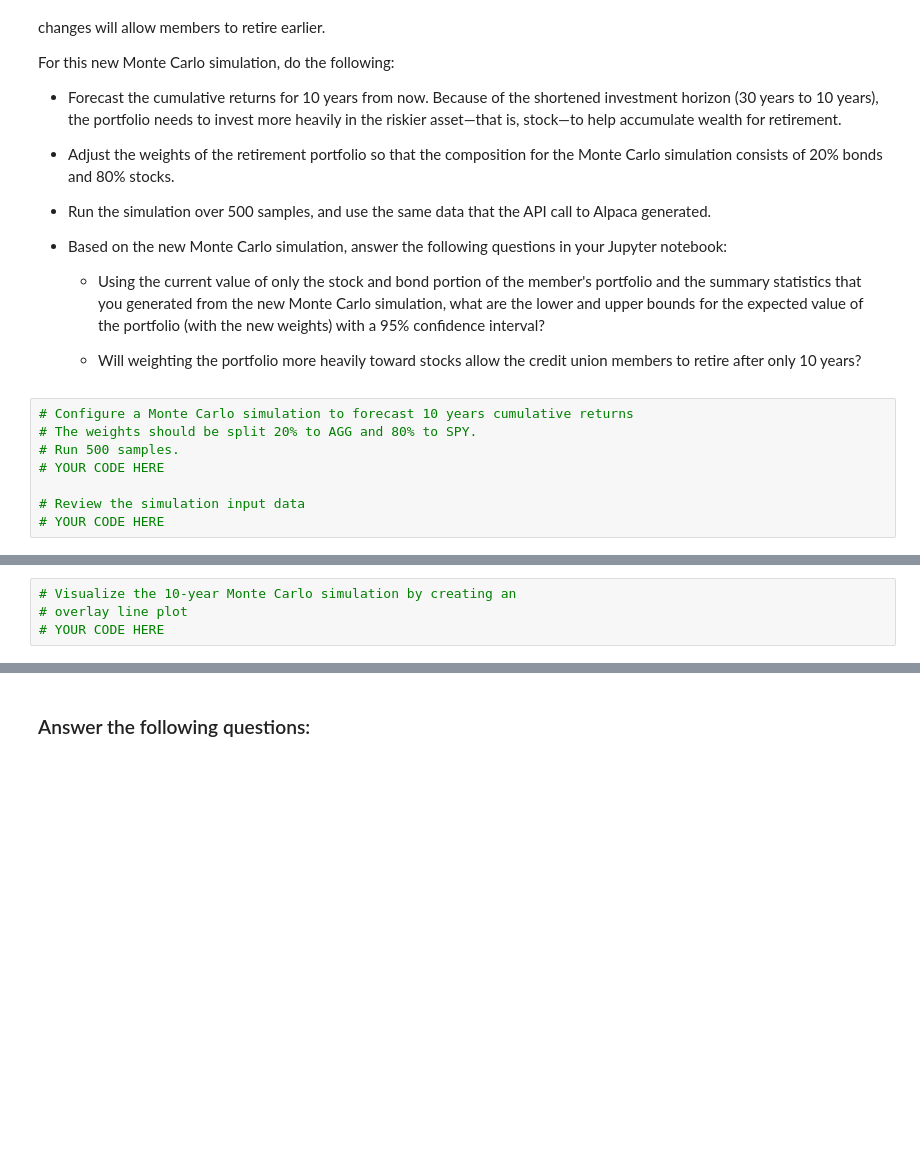
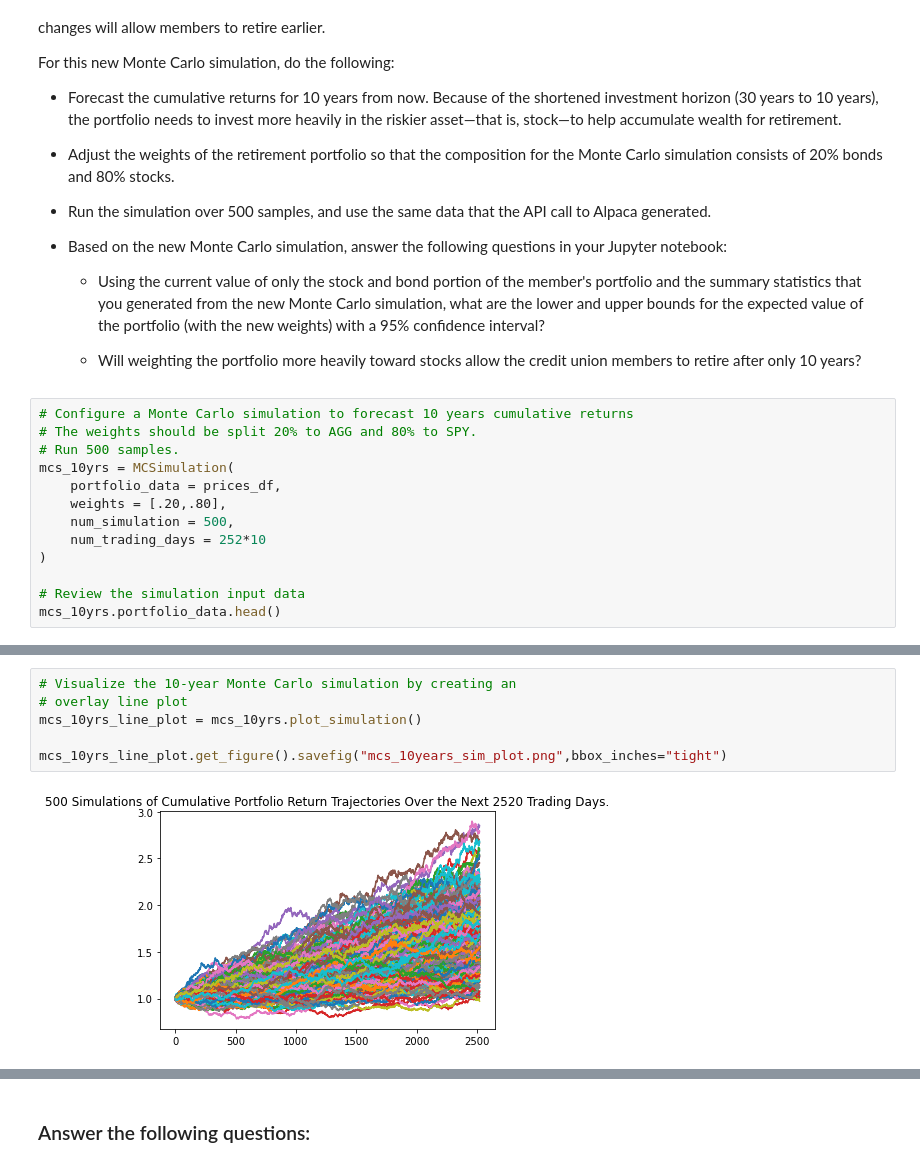
Before and after one commit to dtbyun/Mod5Challenge, a Jupyter notebook: m5challenge/financial_planning_tools.ipynb, the cells around one changed output, grey strips where cells are left out. Cells and saved outputs as stored; diff of their text form; blank space fills up the shorter version.

```diff
--- a/m5challenge/financial_planning_tools.ipynb
+++ b/m5challenge/financial_planning_tools.ipynb
@@ -519,7 +613,12 @@ For this new Monte Carlo simulation, do the following:
 # Configure a Monte Carlo simulation to forecast 10 years cumulative returns
 # The weights should be split 20% to AGG and 80% to SPY.
 # Run 500 samples.
-# YOUR CODE HERE
+mcs_10yrs = MCSimulation(
+    portfolio_data = prices_df,
+    weights = [.20,.80],
+    num_simulation = 500,
+    num_trading_days = 252*10
+)
 
 # Review the simulation input data
-# YOUR CODE HERE
+mcs_10yrs.portfolio_data.head()
@@ -529,7 +679,11 @@ For this new Monte Carlo simulation, do the following:
 # %%
 # Visualize the 10-year Monte Carlo simulation by creating an
 # overlay line plot
-# YOUR CODE HERE
+mcs_10yrs_line_plot = mcs_10yrs.plot_simulation()
+
+mcs_10yrs_line_plot.get_figure().savefig("mcs_10years_sim_plot.png",bbox_inches="tight")
+# %% [output]
+[figure, added]
 # %%
 # Visualize the probability distribution of the 10-year Monte Carlo simulation
 # by plotting a histogram
```
Also changed, not shown: parts of 27 cells of this notebook, 6 other files.
